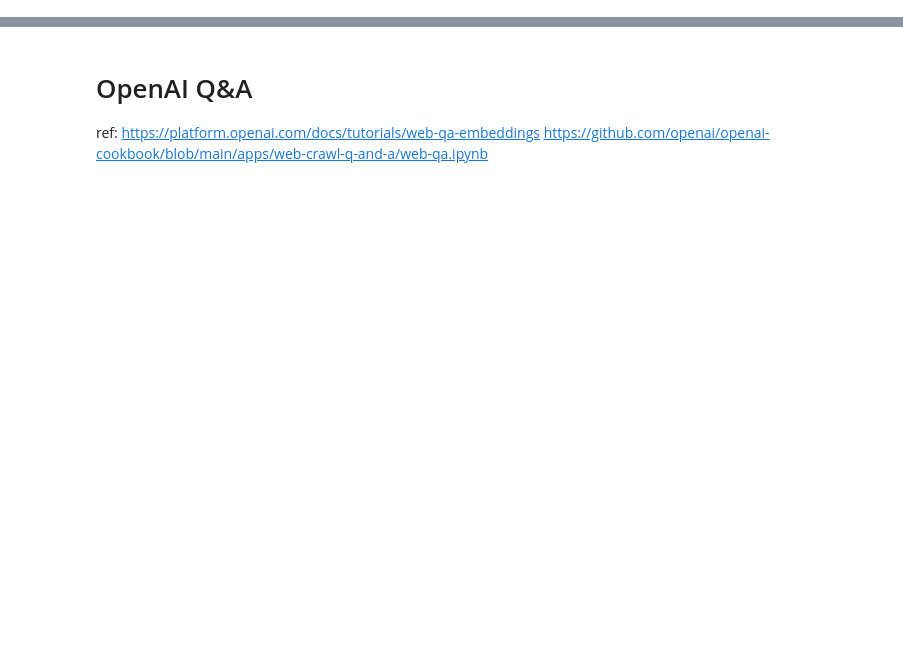
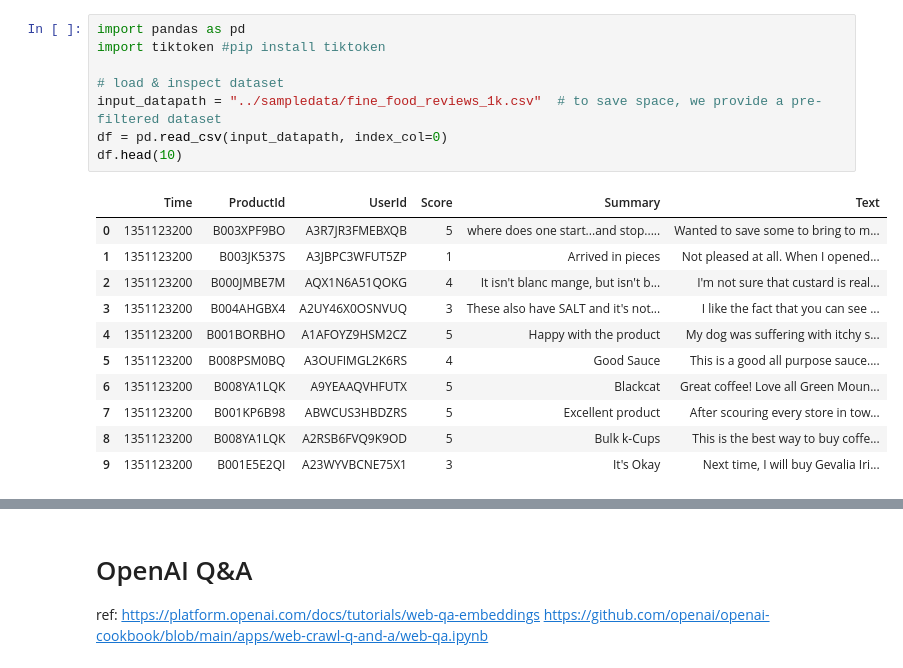
Before and after one commit to lkk688/DeepDataMiningLearning, a Jupyter notebook: dataapps/openaiqa.ipynb, the cells around one changed output, grey strips where cells are left out. Saved outputs shown, nothing was run; the diff lists cells and outputs as text; blank space fills up the shorter version.

```diff
--- a/dataapps/openaiqa.ipynb
+++ b/dataapps/openaiqa.ipynb
@@ -0,0 +57,20 @@
+# %%
+import pandas as pd
+import tiktoken #pip install tiktoken
+
+# load & inspect dataset
+input_datapath = "../sampledata/fine_food_reviews_1k.csv"  # to save space, we provide a pre-filtered dataset
+df = pd.read_csv(input_datapath, index_col=0)
+df.head(10)
+# %% [output]
+|  | Time | ProductId | UserId | Score | Summary | Text |
+| 0 | 1351123200 | B003XPF9BO | A3R7JR3FMEBXQB | 5 | where does one start...and stop..... | Wanted to save some to bring to m... |
+| 1 | 1351123200 | B003JK537S | A3JBPC3WFUT5ZP | 1 | Arrived in pieces | Not pleased at all. When I opened... |
+| 2 | 1351123200 | B000JMBE7M | AQX1N6A51QOKG | 4 | It isn't blanc mange, but isn't b... | I'm not sure that custard is real... |
+| 3 | 1351123200 | B004AHGBX4 | A2UY46X0OSNVUQ | 3 | These also have SALT and it's not... | I like the fact that you can see ... |
+| 4 | 1351123200 | B001BORBHO | A1AFOYZ9HSM2CZ | 5 | Happy with the product | My dog was suffering with itchy s... |
+| 5 | 1351123200 | B008PSM0BQ | A3OUFIMGL2K6RS | 4 | Good Sauce | This is a good all purpose sauce.... |
+| 6 | 1351123200 | B008YA1LQK | A9YEAAQVHFUTX | 5 | Blackcat | Great coffee! Love all Green Moun... |
+| 7 | 1351123200 | B001KP6B98 | ABWCUS3HBDZRS | 5 | Excellent product | After scouring every store in tow... |
+| 8 | 1351123200 | B008YA1LQK | A2RSB6FVQ9K9OD | 5 | Bulk k-Cups | This is the best way to buy coffe... |
+| 9 | 1351123200 | B001E5E2QI | A23WYVBCNE75X1 | 3 | It's Okay | Next time, I will buy Gevalia Iri... |
```
Also changed, not shown: parts of 43 cells of this notebook, 7 other files.
